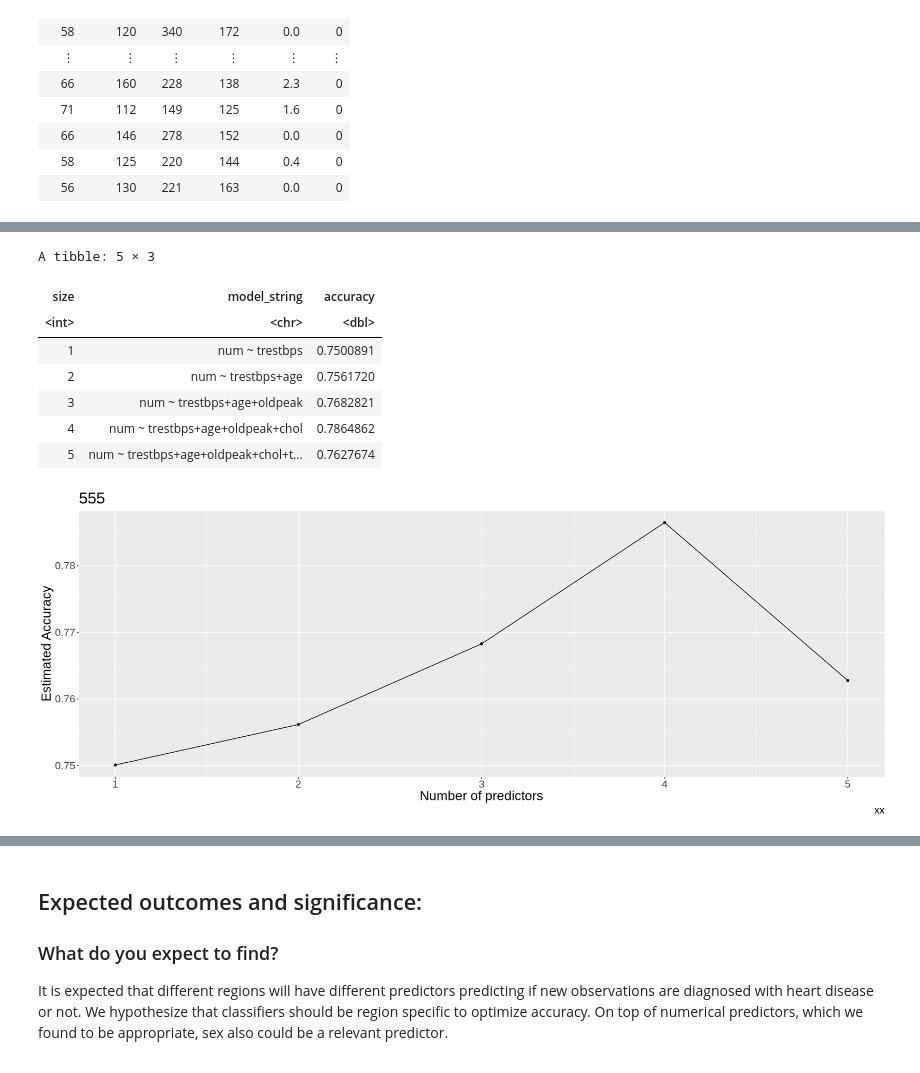
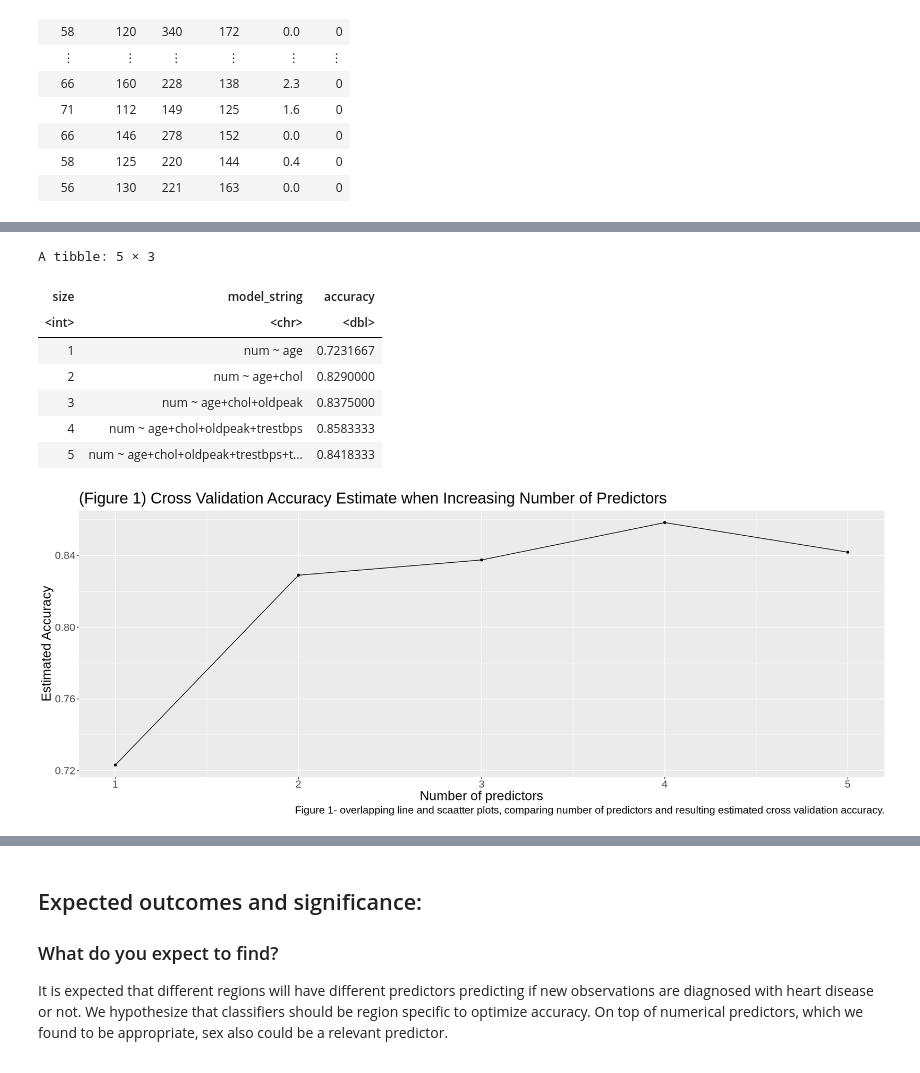
Before and after one commit to justinlook/dsci-100-2022w1-group-10, a Jupyter notebook: Final-project-group10.ipynb, the cells around one changed output, grey strips where cells are left out. Saved outputs shown, nothing was run; the diff lists cells and outputs as text; code cells hidden in the pictures.

Commit message:
After upsample

```diff
--- a/Final-project-group10.ipynb
+++ b/Final-project-group10.ipynb
@@ -412,0 +427,13 @@ A tibble: 55 × 6
+# %%
+ups_recipe <- recipe(num~., data = cleveland_training_subset)|>
+step_upsample(num, over_ratio = 1, skip = FALSE)|>
+prep()
+
+upsampled_cleveland_training_subset <- bake(ups_recipe, cleveland_training_subset)
+
+unsampled_heaartdisease<-upsampled_cleveland_training_subset|>
+group_by(num)|>
+summarize(n=n())
+
+
+upsampled_cleveland_training_subset
@@ -424,7 +466,7 @@ knn_spec <- nearest_neighbor(weight_func = "rectangular",
      set_mode("classification")
 
 # create a 5-fold cross-validation object
-cancer_vfold <- vfold_cv(cleveland_training_subset, v = 5, strata = num)
+cancer_vfold <- vfold_cv(upsampled_cleveland_training_subset, v = 5, strata = num)
 
 # store the total number of predictors
 n_total <- length(names)
@@ -444,11 +486,11 @@ for (i in 1:n_total) {
 
         # create a recipe from the model string
         hd_recipe <- recipe(as.formula(model_string),
-                                data = cleveland_training_subset) |>
+                                data = upsampled_cleveland_training_subset) |>
                           step_scale(all_predictors()) |>
                           step_center(all_predictors())
 
-        # tune the KNN classifier with these predictors,
+            # tune the KNN classifier with these predictors,
         # and collect the accuracy for the best K
         acc <- workflow() |>
           add_recipe(hd_recipe) |>
@@ -478,23 +520,26 @@ accuracies
 A tibble: 5 × 3
 | size | model_string | accuracy |
 | <int> | <chr> | <dbl> |
-| 1 | num ~ trestbps | 0.7500891 |
-| 2 | num ~ trestbps+age | 0.7561720 |
-| 3 | num ~ trestbps+age+oldpeak | 0.7682821 |
-| 4 | num ~ trestbps+age+oldpeak+chol | 0.7864862 |
-| 5 | num ~ trestbps+age+oldpeak+chol+t... | 0.7627674 |
+| 1 | num ~ age | 0.7231667 |
+| 2 | num ~ age+chol | 0.8290000 |
+| 3 | num ~ age+chol+oldpeak | 0.8375000 |
+| 4 | num ~ age+chol+oldpeak+trestbps | 0.8583333 |
+| 5 | num ~ age+chol+oldpeak+trestbps+t... | 0.8418333 |
 # %%
-accuracies_corss_validation_plot<-accuracies|>ggplot(aes(x=size,y=accuracy))+
+options(repr.plot.width=18, repr.plot.height=7)
+accuracies_corss_validation_plot<-accuracies|>
+ggplot(aes(x=size,y=accuracy))+
 geom_point()+
 geom_line()+
-labs(x="Number of predictors",y="Estimated Accuracy",caption ="xx")+
+labs(x="Number of predictors",y="Estimated Accuracy",
+     caption ="Figure 1- overlapping line and scaatter plots, comparing number of predictors and resulting estimated cross validation accuracy.")+
 theme(text=element_text(size=20))+
-ggtitle("(Figure 1)")
+ggtitle("(Figure 1) Cross Validation Accuracy Estimate when Increasing Number of Predictors")
 
 
 accuracies_corss_validation_plot
 # %% [output]
-[figure, old version]
+[figure, new version]
 # %%
 set.seed(18)
 #test the five classifiers on the testing dataset
```
Also changed, not shown: parts of 4 cells of this notebook.
